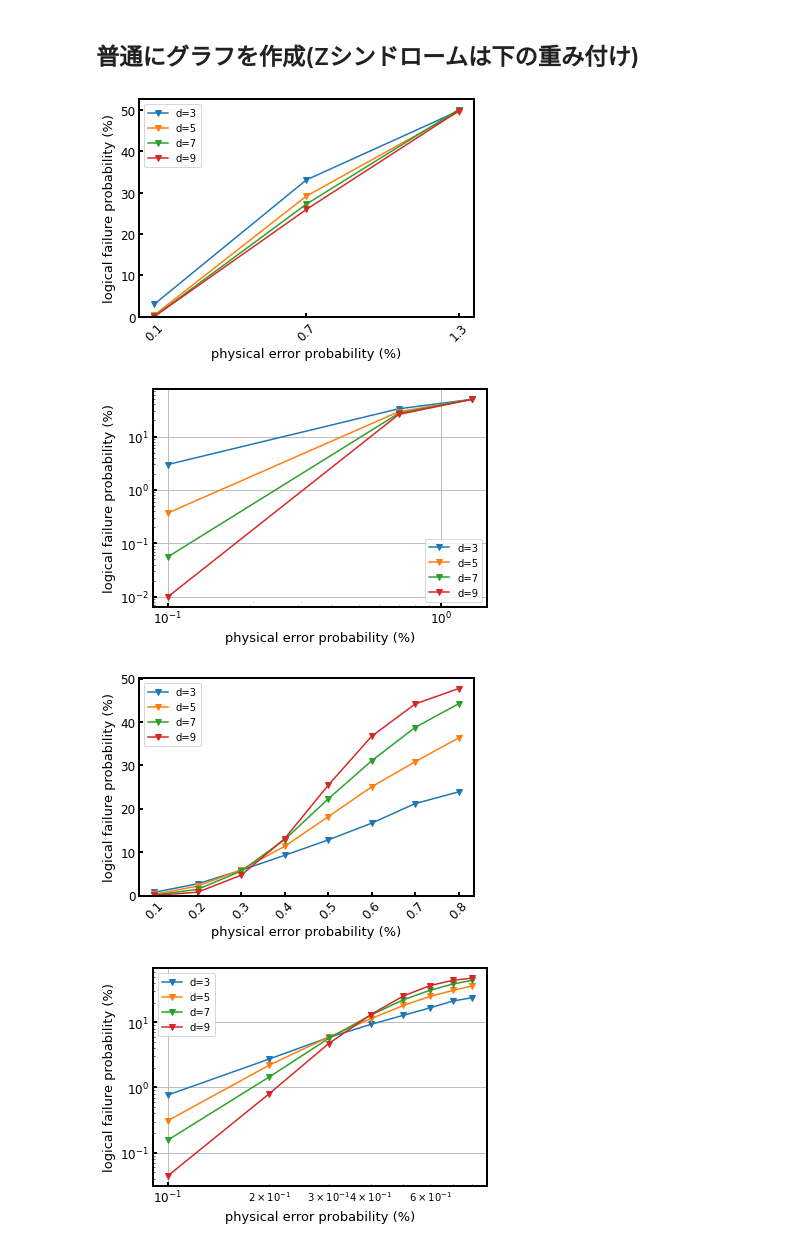
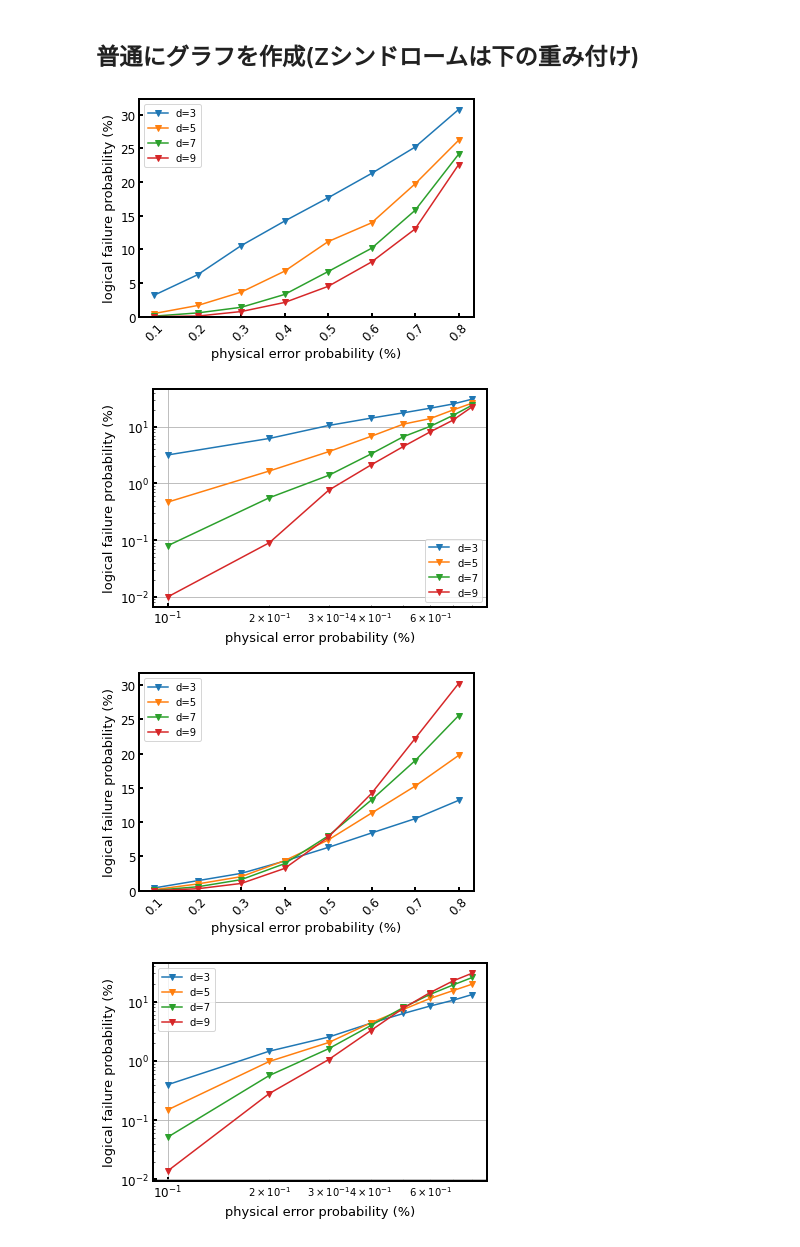
Before and after one commit to kono0924/Fujii-lab, a Jupyter notebook: surface_realistic/realistic_ver2/csv_view.ipynb, the cells around one changed output. Saved outputs shown, nothing was run; the diff lists cells and outputs as text; code cells hidden in the pictures.

```diff
--- a/surface_realistic/realistic_ver2/csv_view.ipynb
+++ b/surface_realistic/realistic_ver2/csv_view.ipynb
@@ -12,11 +12,11 @@ import os
 # 追加のフォルダ名
 folder = ""
 # ファイル名
-file = "X,p=(0.001,0.01,0.006),d=(3,9,2),d(rep)=11,eta=1000,trials=50000" + ".csv"
+file = "X,p=(0.001,0.008,0.001),d=(3,9,2),d(rep)=11,eta=1000,round_rep=10,trials=10000" + ".csv"
 ########################################
 
 # FUjii-labのパス
-path = "/Users/konohideki/Documents/Fujii-lab/surface_realistic/realistic10_X"
+path = "/Users/konohideki/Documents/Fujii-lab/surface_realistic/realistic_ver2"
 
 # csvファイルの読み込み
 os.chdir(path+folder)
@@ -82,8 +82,8 @@ ax.grid()
 plt.legend()
 plt.show()
 # %% [output]
-[figure, old version]
+[figure, new version]
-[figure, old version]
+[figure, new version]
 # %%
 import seaborn as sns
 import pandas as pd
@@ -96,7 +96,7 @@ import os
 # 追加のフォルダ名
 folder = ""
 # ファイル名
-file = "Z,p=(0.001,0.008,0.001),d=(3,9,2),d(rep)=11,eta=1000,round_rep=20,trials=50000" + ".csv"
+file = "Z,p=(0.001,0.008,0.001),d=(3,9,2),d(rep)=11,eta=1000,round_rep=10,trials=50000" + ".csv"
 ########################################
 
 # FUjii-labのパス
@@ -139,32 +139,32 @@ plt.legend()
 plt.show()
 
 
 plt.rcParams["xtick.direction"] = "in"
 plt.rcParams["ytick.direction"] = "in"
 fig, ax = plt.subplots()
 for i in range(len(code_distance_list)):
     a = np.array(p_list)
     a = [float(num) for num in a]
     a = np.array(a)
     b = np.array(data.loc[code_distance_list[i]])
     ax.plot(a[0:]*100, b[0:]*100,marker='v',label="d="+str(code_distance_list[i]))
 ax.set_xticklabels(np.round(a*100,decimals= 1))
 ax.set_xticks(np.round(a*100,decimals= 2))
 ax.set_xlabel("physical error probability (%)", fontsize=13)
 ax.set_ylabel("logical failure probability (%)", fontsize=13)
 #ax.set_ylim(10**(-3))
 #ax.set_xlim(10**(-10))
 ax.spines["top"].set_linewidth(2)
 ax.spines["left"].set_linewidth(2)
 ax.spines["bottom"].set_linewidth(2)
 ax.spines["right"].set_linewidth(2)
 ax.tick_params(direction="in", width=2, length=4, labelsize=12)
 #ax.set_title("pm=" + str(0) + "%, eta=" + str(1000) + ", repeat=" + str(1) + ", trials=" + str(10000), fontsize=14)
 ax.set_xscale("log")
 ax.set_yscale("log")
 ax.grid()
 plt.legend()
 plt.show()
 # %% [output]
-[figure, old version]
+[figure, new version]
-[figure, old version]
+[figure, new version]
```
Also changed, not shown: 1 other file.
